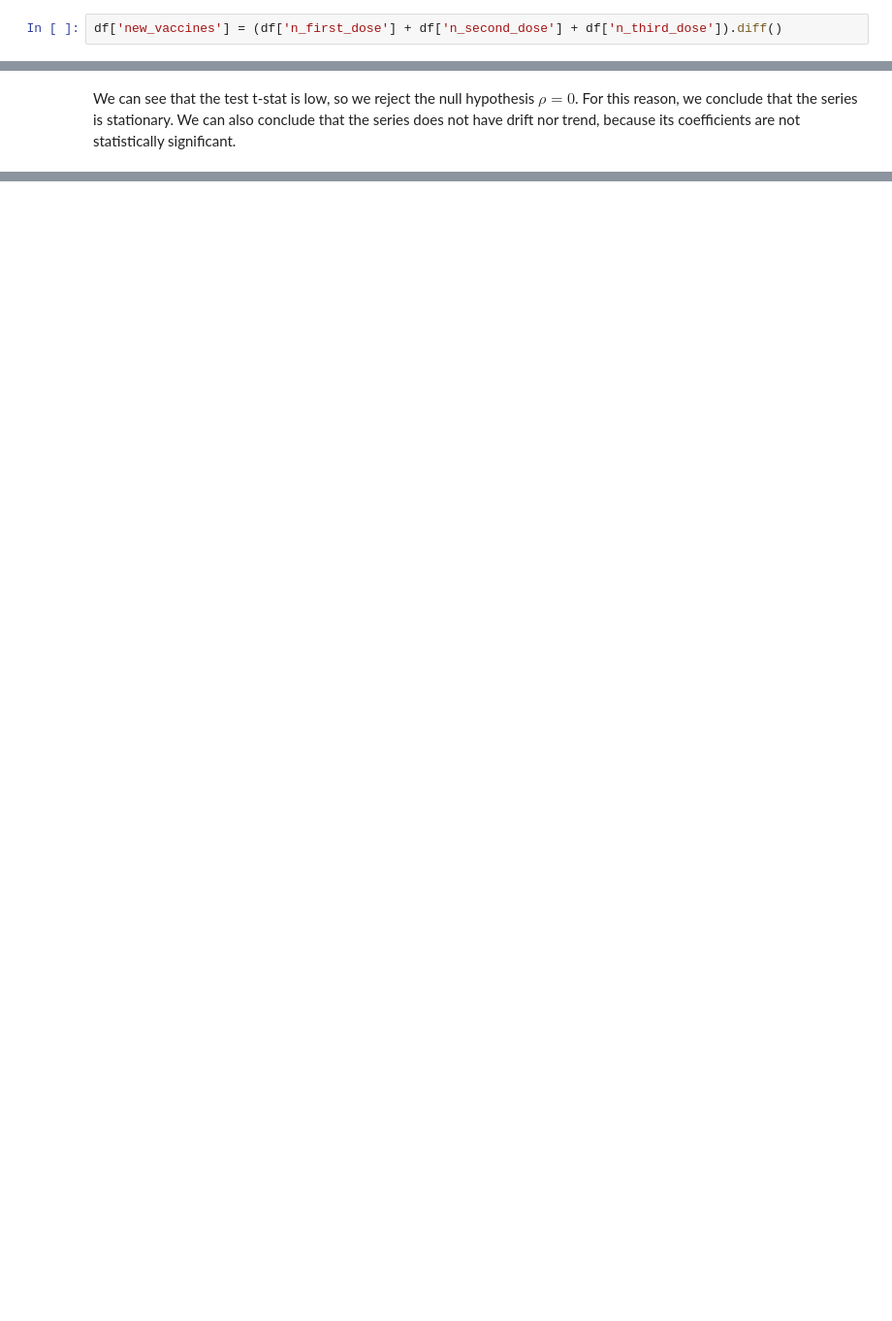
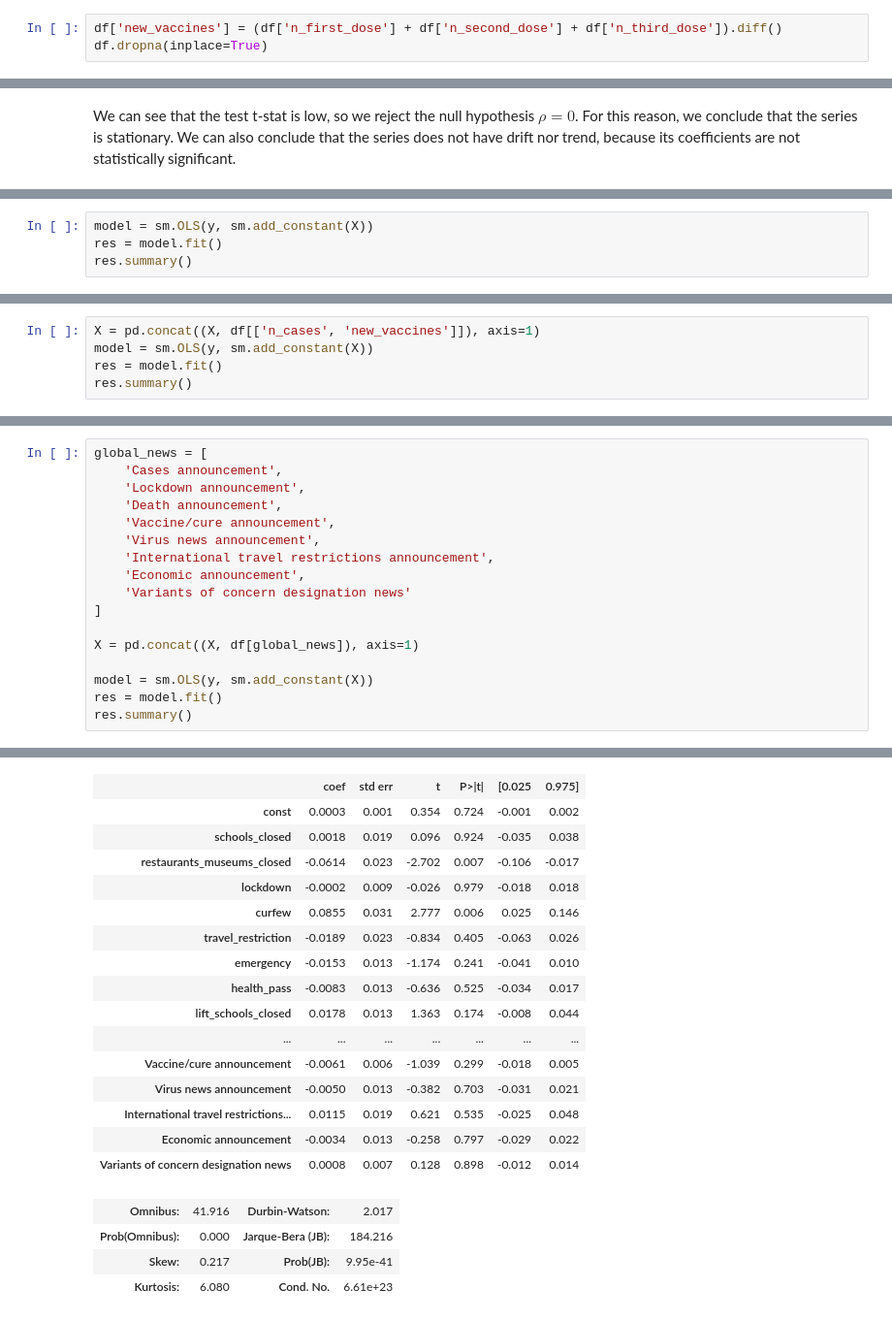
Before and after one commit to daniel-deutsch/FTD, a Jupyter notebook: Quantitative Methods/project/main.ipynb, the cells around one changed output, grey strips where cells are left out. Shown: that part at 97% size. Cells and saved outputs as stored; diff of their text form; blank space fills up the shorter version.

```diff
--- a/Quantitative Methods/project/main.ipynb
+++ b/Quantitative Methods/project/main.ipynb
@@ -216,6 +218,7 @@ Explained variable:
 - Abnormal returns of top french financial stocks.
 # %%
 df['new_vaccines'] = (df['n_first_dose'] + df['n_second_dose'] + df['n_third_dose']).diff()
+df.dropna(inplace=True)
 # %% [markdown]
 ### Applying an ADF-test to abnormal returns
 # %%
@@ -248,0 +300,4 @@ We can see that the test t-stat is low, so we reject the null hypothesis $\rho=0
+# %%
+model = sm.OLS(y, sm.add_constant(X))
+res = model.fit()
+res.summary()
@@ -248,0 +346,5 @@ We can see that the test t-stat is low, so we reject the null hypothesis $\rho=0
+# %%
+X = pd.concat((X, df[['n_cases', 'new_vaccines']]), axis=1)
+model = sm.OLS(y, sm.add_constant(X))
+res = model.fit()
+res.summary()
@@ -248,0 +393,18 @@ We can see that the test t-stat is low, so we reject the null hypothesis $\rho=0
+# %%
+global_news = [
+    'Cases announcement',
+    'Lockdown announcement',
+    'Death announcement',
+    'Vaccine/cure announcement',
+    'Virus news announcement',
+    'International travel restrictions announcement',
+    'Economic announcement',
+    'Variants of concern designation news'
+]
+
+X = pd.concat((X, df[global_news]), axis=1)
+
+model = sm.OLS(y, sm.add_constant(X))
+res = model.fit()
+res.summary()
+# %% [output]
@@ -248,0 +421,20 @@ We can see that the test t-stat is low, so we reject the null hypothesis $\rho=0
+|  | coef | std err | t | P>|t| | [0.025 | 0.975] |
+| const | 0.0003 | 0.001 | 0.354 | 0.724 | -0.001 | 0.002 |
+| schools_closed | 0.0018 | 0.019 | 0.096 | 0.924 | -0.035 | 0.038 |
+| restaurants_museums_closed | -0.0614 | 0.023 | -2.702 | 0.007 | -0.106 | -0.017 |
+| lockdown | -0.0002 | 0.009 | -0.026 | 0.979 | -0.018 | 0.018 |
+| curfew | 0.0855 | 0.031 | 2.777 | 0.006 | 0.025 | 0.146 |
+| travel_restriction | -0.0189 | 0.023 | -0.834 | 0.405 | -0.063 | 0.026 |
+| emergency | -0.0153 | 0.013 | -1.174 | 0.241 | -0.041 | 0.010 |
+| health_pass | -0.0083 | 0.013 | -0.636 | 0.525 | -0.034 | 0.017 |
+| lift_schools_closed | 0.0178 | 0.013 | 1.363 | 0.174 | -0.008 | 0.044 |
+| ... | ... | ... | ... | ... | ... | ... |
+| Vaccine/cure announcement | -0.0061 | 0.006 | -1.039 | 0.299 | -0.018 | 0.005 |
+| Virus news announcement | -0.0050 | 0.013 | -0.382 | 0.703 | -0.031 | 0.021 |
+| International travel restrictions... | 0.0115 | 0.019 | 0.621 | 0.535 | -0.025 | 0.048 |
+| Economic announcement | -0.0034 | 0.013 | -0.258 | 0.797 | -0.029 | 0.022 |
+| Variants of concern designation news | 0.0008 | 0.007 | 0.128 | 0.898 | -0.012 | 0.014 |
+| Omnibus: | 41.916 | Durbin-Watson: | 2.017 |
+| Prob(Omnibus): | 0.000 | Jarque-Bera (JB): | 184.216 |
+| Skew: | 0.217 | Prob(JB): | 9.95e-41 |
+| Kurtosis: | 6.080 | Cond. No. | 6.61e+23 |
```
Also changed, not shown: parts of 21 cells of this notebook, 2 other files.
